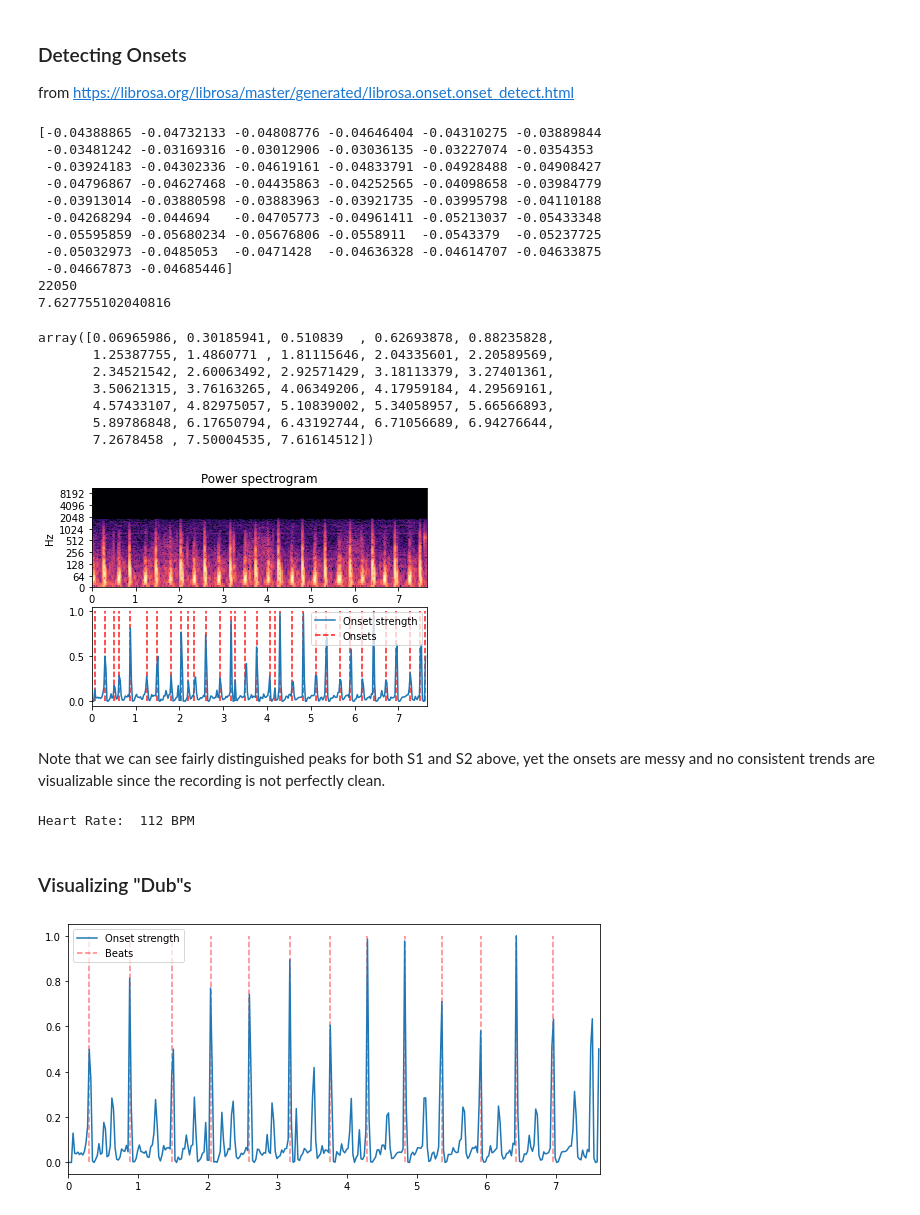
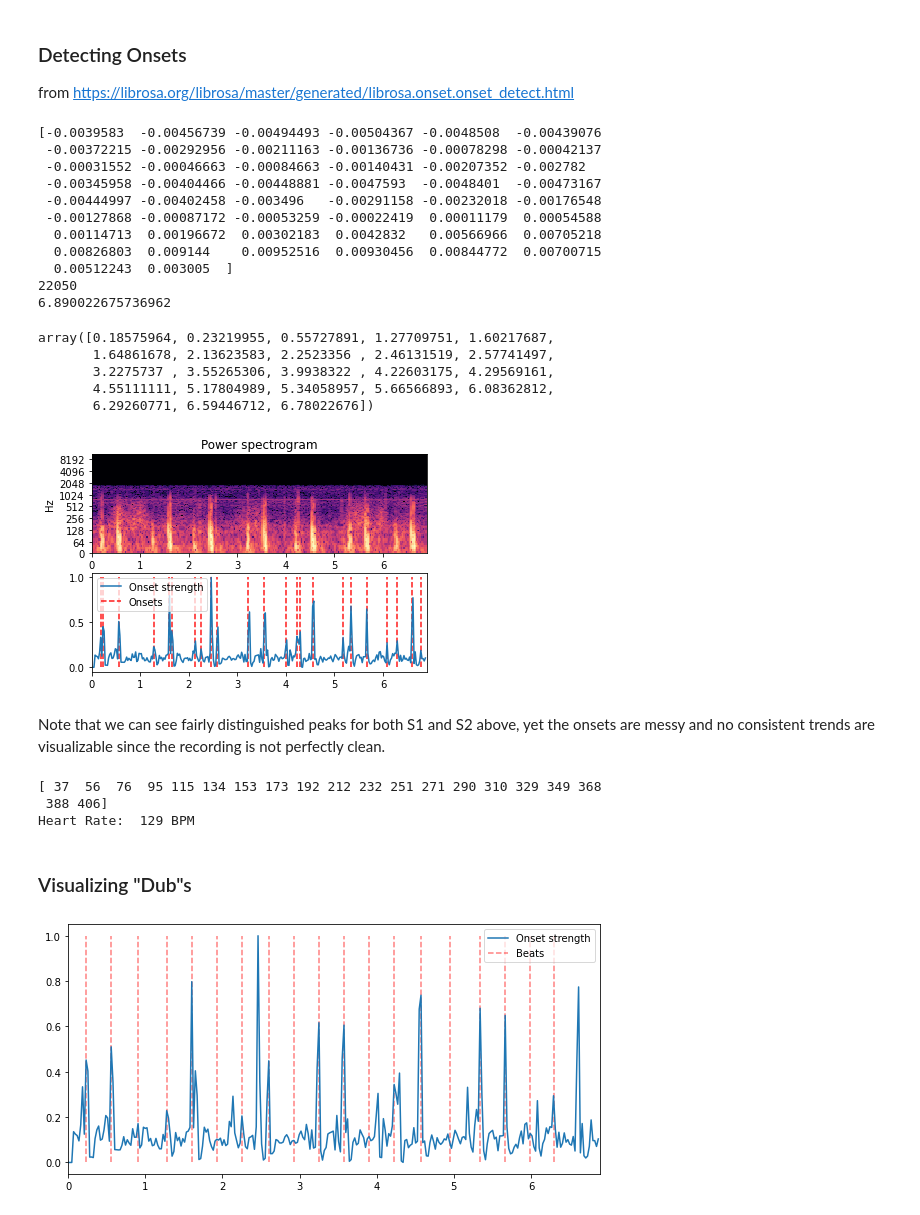
Before and after one commit to k8iechen/HeartPulseProcessor, a Jupyter notebook: Heart Signal Processing.ipynb, the cells around one changed output. Saved outputs shown, nothing was run; the diff lists cells and outputs as text; code cells hidden in the pictures.

```diff
--- a/Heart Signal Processing.ipynb
+++ b/Heart Signal Processing.ipynb
@@ -122,14 +113,16 @@ def leadingTag(tags, noisy, toggle, sets):
     if noisy:
         s = s + "noisy" + tags[toggle]
     s += "_"
-    if sets == "b":
+    if sets == "a":
+        s = "set_a/" + s
+    elif sets == "b":
         s = "set_b/" + s
     return s
 # %% [markdown]
 # Normal Pulse Recordings
 # %%
 noisy = False
-tags = ["normal", "murmur", "extrastole", "artifact"]
+tags = ["normal", "murmur", "extrastole", "extrahls", "artifact"]
 toggle = 0
 sets = 'b'
 print(leadingTag(tags, noisy, toggle, sets))
@@ -216,28 +209,26 @@ print(y[:50])
 print(sr)
 print(t_seconds)
 # %% [output]
-[-0.04388865 -0.04732133 -0.04808776 -0.04646404 -0.04310275 -0.03889844
- -0.03481242 -0.03169316 -0.03012906 -0.03036135 -0.03227074 -0.0354353
- -0.03924183 -0.04302336 -0.04619161 -0.04833791 -0.04928488 -0.04908427
- -0.04796867 -0.04627468 -0.04435863 -0.04252565 -0.04098658 -0.03984779
- -0.03913014 -0.03880598 -0.03883963 -0.03921735 -0.03995798 -0.04110188
- -0.04268294 -0.044694   -0.04705773 -0.04961411 -0.05213037 -0.05433348
- -0.05595859 -0.05680234 -0.05676806 -0.0558911  -0.0543379  -0.05237725
- -0.05032973 -0.0485053  -0.0471428  -0.04636328 -0.04614707 -0.04633875
- -0.04667873 -0.04685446]
+[-0.0039583  -0.00456739 -0.00494493 -0.00504367 -0.0048508  -0.00439076
+ -0.00372215 -0.00292956 -0.00211163 -0.00136736 -0.00078298 -0.00042137
+ -0.00031552 -0.00046663 -0.00084663 -0.00140431 -0.00207352 -0.002782
+ -0.00345958 -0.00404466 -0.00448881 -0.0047593  -0.0048401  -0.00473167
+ -0.00444997 -0.00402458 -0.003496   -0.00291158 -0.00232018 -0.00176548
+ -0.00127868 -0.00087172 -0.00053259 -0.00022419  0.00011179  0.00054588
+  0.00114713  0.00196672  0.00302183  0.0042832   0.00566966  0.00705218
+  0.00826803  0.009144    0.00952516  0.00930456  0.00844772  0.00700715
+  0.00512243  0.003005  ]
 22050
-7.627755102040816
+6.890022675736962
 # %%
 onset_frames = librosa.onset.onset_detect(y, sr=sr)
 librosa.frames_to_time(onset_frames, sr=sr)
 # %% [output]
-array([0.06965986, 0.30185941, 0.510839  , 0.62693878, 0.88235828,
-       1.25387755, 1.4860771 , 1.81115646, 2.04335601, 2.20589569,
-       2.34521542, 2.60063492, 2.92571429, 3.18113379, 3.27401361,
-       3.50621315, 3.76163265, 4.06349206, 4.17959184, 4.29569161,
-       4.57433107, 4.82975057, 5.10839002, 5.34058957, 5.66566893,
-       5.89786848, 6.17650794, 6.43192744, 6.71056689, 6.94276644,
-       7.2678458 , 7.50004535, 7.61614512])
+array([0.18575964, 0.23219955, 0.55727891, 1.27709751, 1.60217687,
+       1.64861678, 2.13623583, 2.2523356 , 2.46131519, 2.57741497,
+       3.2275737 , 3.55265306, 3.9938322 , 4.22603175, 4.29569161,
+       4.55111111, 5.17804989, 5.34058957, 5.66566893, 6.08362812,
+       6.29260771, 6.59446712, 6.78022676])
 # %%
 onset_env = librosa.onset.onset_strength(y, sr=sr)
 times = librosa.frames_to_time(np.arange(len(onset_env)), sr=sr)
@@ -245,18 +236,18 @@ onset_frames = librosa.onset.onset_detect(onset_envelope=onset_env, sr=sr)
 # %%
 import matplotlib.pyplot as plt
 D = np.abs(librosa.stft(y))
 plt.figure()
 ax1 = plt.subplot(2, 1, 1)
 librosa.display.specshow(librosa.amplitude_to_db(D, ref=np.max), x_axis='time', y_axis='log')
 plt.title('Power spectrogram')
 plt.subplot(2, 1, 2, sharex=ax1)
 plt.plot(times, onset_env, label='Onset strength')
-plt.vlines(times[onset_frames], 0, o_env.max(), color='r', alpha=0.9, linestyle='--', label='Onsets')
+plt.vlines(times[onset_frames], 0, onset_env.max(), color='r', alpha=0.9, linestyle='--', label='Onsets')
 plt.axis('tight')
 plt.legend(frameon=True, framealpha=0.75)
 plt.show()
 # %% [output]
-[figure, old version]
+[figure, new version]
 # %% [markdown]
 Note that we can see fairly distinguished peaks for both S1 and S2 above, yet the onsets are messy and no consistent trends are visualizable since the recording is not perfectly clean.
 # %%
@@ -265,7 +256,9 @@ tempo, beats = librosa.beat.beat_track(onset_envelope=onset_env, sr=sr)
 # print(beats)
 print("Heart Rate: ", int(tempo), "BPM")
 # %% [output]
-Heart Rate:  112 BPM
+[ 37  56  76  95 115 134 153 173 192 212 232 251 271 290 310 329 349 368
+ 388 406]
+Heart Rate:  129 BPM
 # %% [markdown]
 ### Visualizing "Dub"s
 # %%
@@ -283,5 +276,5 @@ plt.gca().xaxis.set_major_formatter(librosa.display.TimeFormatter())
 plt.tight_layout()
 plt.show()
 # %% [output]
-[figure, old version]
+[figure, new version]
 # %% [markdown]
```
Also changed, not shown: parts of 21 cells of this notebook, 1 other file.
